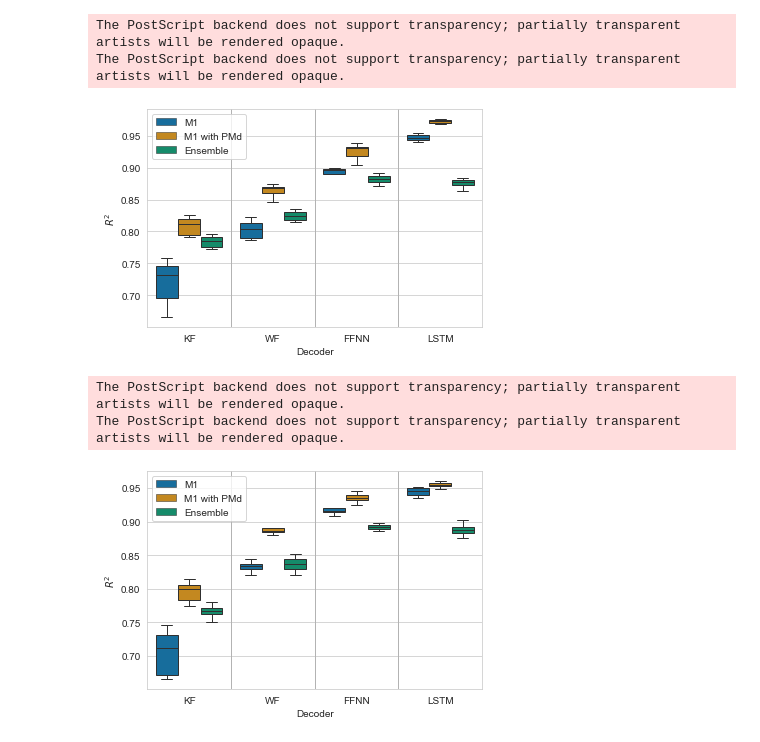
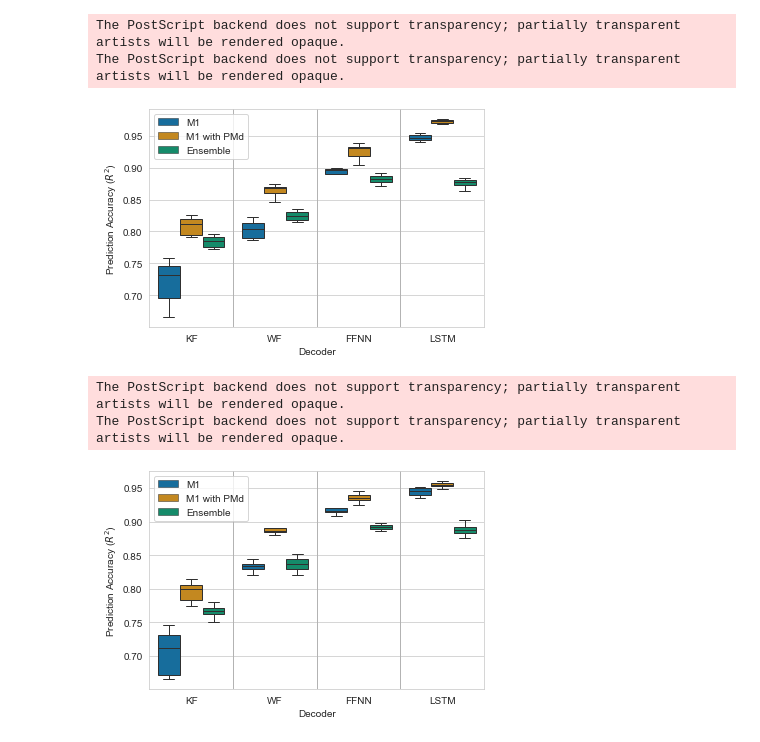
Before and after one commit to jonskerlj/Enhancing_BMIs, a Jupyter notebook: Report figures/CO_task_figures.ipynb, the cells around one changed output. Saved outputs shown, nothing was run; the diff lists cells and outputs as text; code cells hidden in the pictures.

```diff
--- a/Report figures/CO_task_figures.ipynb
+++ b/Report figures/CO_task_figures.ipynb
@@ -8,98 +8,98 @@ import pandas as pd
 # Position results
 KF_M1 = {
         "Decoder": pd.Series(["KF", "KF", "KF", "KF", "KF"]),
-        "$R^2$": pd.Series([0.666, 0.7310, 0.759, 0.746, 0.696]),
+        "Prediction Accuracy ($R^2$)": pd.Series([0.666, 0.7310, 0.759, 0.746, 0.696]),
         "Data": pd.Series(["M1", "M1", "M1", "M1", "M1"])
    }
 KF_M1_df = pd.DataFrame(KF_M1)
 KF_M1_PMd = {
         "Decoder": pd.Series(["KF", "KF", "KF", "KF", "KF"]),
-        "$R^2$": pd.Series([0.820, 0.795, 0.811, 0.826, 0.791]),
+        "Prediction Accuracy ($R^2$)": pd.Series([0.820, 0.795, 0.811, 0.826, 0.791]),
         "Data": pd.Series(["M1 with PMd", "M1 with PMd", "M1 with PMd", "M1 with PMd","M1 with PMd"])
    }
 KF_M1_PMd_df = pd.DataFrame(KF_M1_PMd)
 
 KF_ensemble = {
         "Decoder": pd.Series(["KF", "KF", "KF", "KF", "KF"]),
-        "$R^2$": pd.Series([0.776, 0.792, 0.785, 0.796, 0.773]),
+        "Prediction Accuracy ($R^2$)": pd.Series([0.776, 0.792, 0.785, 0.796, 0.773]),
         "Data": pd.Series(["Ensemble", "Ensemble", "Ensemble", "Ensemble", "Ensemble"])
    }
 KF_ensemble_df = pd.DataFrame(KF_ensemble)
 # %%
 WF_M1 = {
         "Decoder": pd.Series(["WF", "WF", "WF", "WF", "WF"]),
-        "$R^2$": pd.Series([0.790, 0.804, 0.786, 0.813, 0.823]),
+        "Prediction Accuracy ($R^2$)": pd.Series([0.790, 0.804, 0.786, 0.813, 0.823]),
         "Data": pd.Series(["M1", "M1", "M1", "M1", "M1"])
    }
 
 WF_M1_df = pd.DataFrame(WF_M1)
 WF_M1_PMd = {
         "Decoder": pd.Series(["WF", "WF", "WF", "WF", "WF"]),
-        "$R^2$": pd.Series([0.869, 0.868, 0.847, 0.860, 0.875]),
+        "Prediction Accuracy ($R^2$)": pd.Series([0.869, 0.868, 0.847, 0.860, 0.875]),
         "Data": pd.Series(["M1 with PMd", "M1 with PMd", "M1 with PMd", "M1 with PMd","M1 with PMd"])
    }
 WF_M1_PMd_df = pd.DataFrame(WF_M1_PMd)
 
 WF_ensemble = {
         "Decoder": pd.Series(["WF", "WF", "WF", "WF", "WF"]),
-        "$R^2$": pd.Series([0.825, 0.830, 0.818, 0.835, 0.815]),
+        "Prediction Accuracy ($R^2$)": pd.Series([0.825, 0.830, 0.818, 0.835, 0.815]),
         "Data": pd.Series(["Ensemble", "Ensemble", "Ensemble", "Ensemble", "Ensemble"])
    }
 WF_ensemble_df = pd.DataFrame(WF_ensemble)
 # %%
 FF_M1 = {
         "Decoder": pd.Series(["FFNN", "FFNN", "FFNN", "FFNN", "FFNN"]),
-        "$R^2$": pd.Series([0.898, 0.897, 0.873, 0.890, 0.899]),
+        "Prediction Accuracy ($R^2$)": pd.Series([0.898, 0.897, 0.873, 0.890, 0.899]),
         "Data": pd.Series(["M1", "M1", "M1", "M1", "M1"])
    }
 FF_M1_df = pd.DataFrame(FF_M1)
 FF_M1_PMd = {
         "Decoder": pd.Series(["FFNN", "FFNN", "FFNN", "FFNN", "FFNN"]),
-        "$R^2$": pd.Series([0.939, 0.931, 0.904, 0.918, 0.933]),
+        "Prediction Accuracy ($R^2$)": pd.Series([0.939, 0.931, 0.904, 0.918, 0.933]),
         "Data": pd.Series(["M1 with PMd", "M1 with PMd", "M1 with PMd", "M1 with PMd","M1 with PMd"])
    }
 FF_M1_PMd_df = pd.DataFrame(FF_M1_PMd)
 
 FF_ensemble = {
         "Decoder": pd.Series(["FFNN", "FFNN", "FFNN", "FFNN", "FFNN"]),
-        "$R^2$": pd.Series([0.883, 0.892, 0.878, 0.887, 0.872]),
+        "Prediction Accuracy ($R^2$)": pd.Series([0.883, 0.892, 0.878, 0.887, 0.872]),
         "Data": pd.Series(["Ensemble", "Ensemble", "Ensemble", "Ensemble", "Ensemble"])
    }
 FF_ensemble_df = pd.DataFrame(FF_ensemble)
 # %%
 LS_M1 = {
         "Decoder": pd.Series(["LSTM", "LSTM", "LSTM", "LSTM","LSTM"]),
-        "$R^2$": pd.Series([0.955, 0.947, 0.941, 0.952, 0.943]),
+        "Prediction Accuracy ($R^2$)": pd.Series([0.955, 0.947, 0.941, 0.952, 0.943]),
         "Data": pd.Series(["M1", "M1", "M1", "M1", "M1"])
    }
 LS_M1_df = pd.DataFrame(LS_M1)
 LS_M1_PMd = {
         "Decoder": pd.Series(["LSTM", "LSTM", "LSTM", "LSTM","LSTM"]),
-        "$R^2$": pd.Series([0.976, 0.973, 0.969, 0.975, 0.970]),
+        "Prediction Accuracy ($R^2$)": pd.Series([0.976, 0.973, 0.969, 0.975, 0.970]),
         "Data": pd.Series(["M1 with PMd", "M1 with PMd", "M1 with PMd", "M1 with PMd","M1 with PMd"])
    }
 LS_M1_PMd_df = pd.DataFrame(LS_M1_PMd)
 
 LS_ensemble = {
         "Decoder": pd.Series(["LSTM", "LSTM", "LSTM", "LSTM","LSTM"]),
-        "$R^2$": pd.Series([0.878, 0.864, 0.884, 0.873, 0.881]),
+        "Prediction Accuracy ($R^2$)": pd.Series([0.878, 0.864, 0.884, 0.873, 0.881]),
         "Data": pd.Series(["Ensemble", "Ensemble", "Ensemble", "Ensemble", "Ensemble"])
    }
 LS_ensemble_df = pd.DataFrame(LS_ensemble)
 # %%
 pos_res = KF_M1_df.append([KF_M1_PMd_df, KF_ensemble_df, WF_M1_df, WF_M1_PMd_df, WF_ensemble_df,FF_M1_df, FF_M1_PMd_df,FF_ensemble_df, LS_M1_df, LS_M1_PMd_df, LS_ensemble_df], ignore_index = True)
 sns.set_palette("colorblind")
 sns.set_style("whitegrid")
-ax = sns.boxplot(x="Decoder", y="$R^2$", hue="Data", data = pos_res, showfliers = False, linewidth=1)
+ax = sns.boxplot(x="Decoder", y="Prediction Accuracy ($R^2$)", hue="Data", data = pos_res, showfliers = False, linewidth=1)
 [ax.axvline(x+.5,color=(0.7, 0.7, 0.7), linewidth=1) for x in ax.get_xticks()]
 plt.legend(loc="best")
 plt.savefig('figures/R2_CO_pos.png')
 plt.savefig('figures/R2_CO_pos.eps', format='eps')
 plt.show()
 # %% [output]
 The PostScript backend does not support transparency; partially transparent artists will be rendered opaque.
 The PostScript backend does not support transparency; partially transparent artists will be rendered opaque.
-[figure, old version]
+[figure, new version]
 # %%
 # Velocity results
 KF_M1 = {
@@ -185,7 +185,7 @@ LS_ensemble_df = pd.DataFrame(LS_ensemble)
 # %%
 vel_res = KF_M1_df.append([KF_M1_PMd_df,KF_ensemble_df, WF_M1_df, WF_M1_PMd_df,WF_ensemble_df, FF_M1_df, FF_M1_PMd_df, FF_ensemble_df,LS_M1_df, LS_M1_PMd_df, LS_ensemble_df], ignore_index = True)
 sns.set_style("whitegrid")
-ax = sns.boxplot(x="Decoder", y="$R^2$", hue="Data", data = vel_res, showfliers = False, linewidth=1)
+ax = sns.boxplot(x="Decoder", y="Prediction Accuracy ($R^2$)", hue="Data", data = vel_res, showfliers = False, linewidth=1)
 [ax.axvline(x+.5,color=(0.7, 0.7, 0.7), linewidth=1) for x in ax.get_xticks()]
 plt.legend(loc="best")
 plt.savefig('figures/R2_CO_vel.png')
@@ -194,4 +194,4 @@ plt.show()
 # %% [output]
 The PostScript backend does not support transparency; partially transparent artists will be rendered opaque.
 The PostScript backend does not support transparency; partially transparent artists will be rendered opaque.
-[figure, old version]
+[figure, new version]
```
Also changed, not shown: parts of 4 cells of this notebook, 33 other files.
